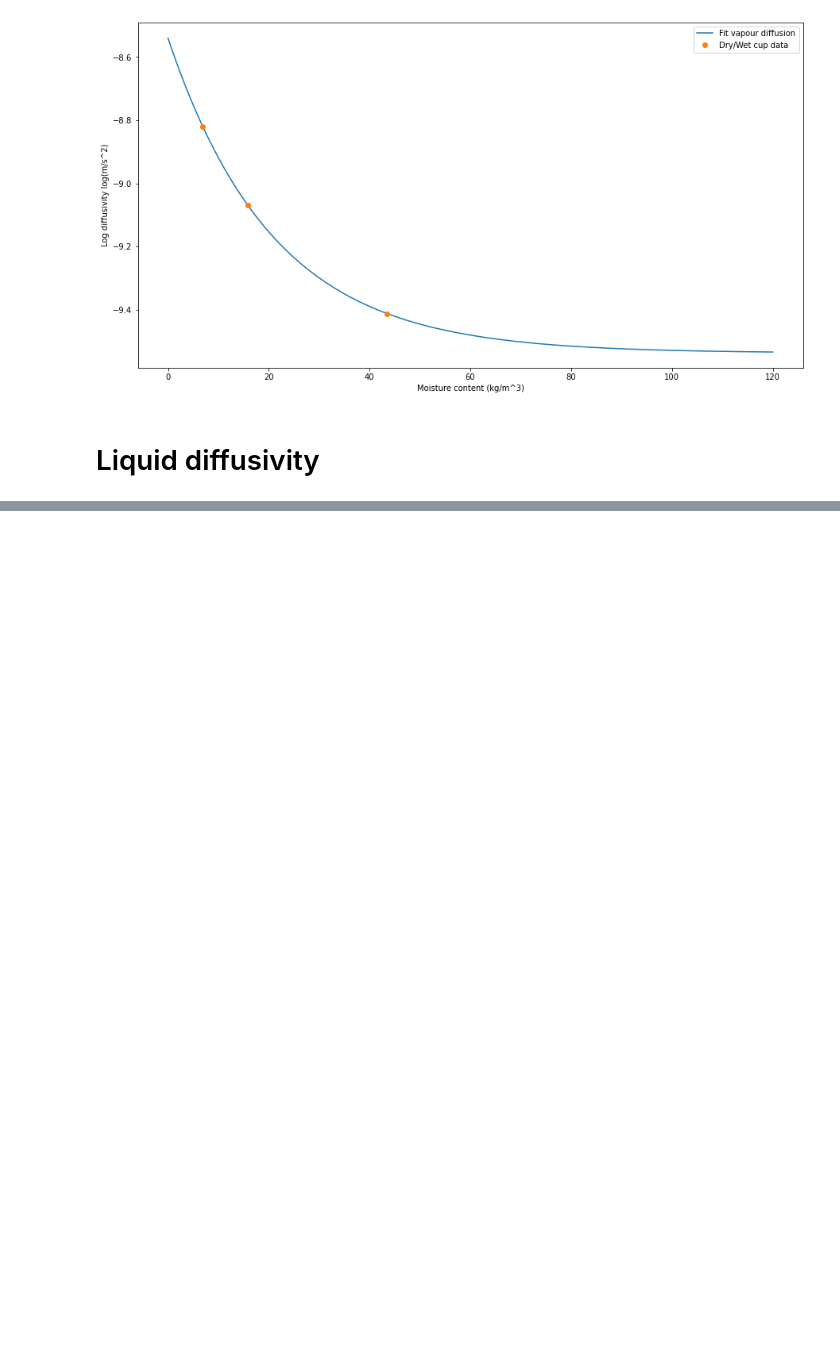
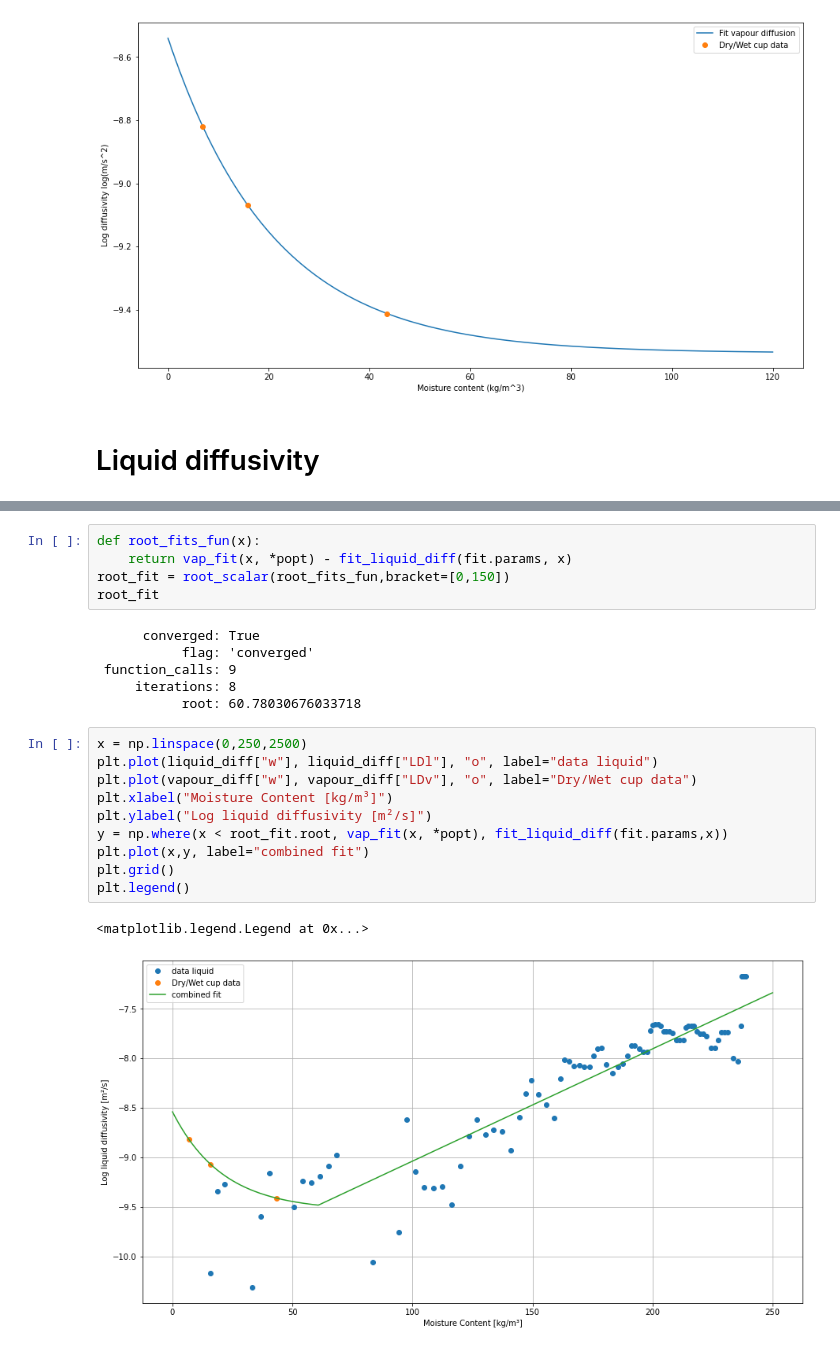
Before and after one commit to pick2510/BPTA, a Jupyter notebook: Ex2/Ex2.ipynb, the cells around one changed output, grey strips where cells are left out. Cells and saved outputs as stored; diff of their text form; blank space fills up the shorter version.

```diff
--- a/Ex2/Ex2.ipynb
+++ b/Ex2/Ex2.ipynb
@@ -88,0 +159,24 @@ liquid_diff
+# %%
+def root_fits_fun(x):
+    return vap_fit(x, *popt) - fit_liquid_diff(fit.params, x)
+root_fit = root_scalar(root_fits_fun,bracket=[0,150])
+root_fit
+# %% [output]
+      converged: True
+           flag: 'converged'
+ function_calls: 9
+     iterations: 8
+           root: 60.78030676033718
+# %%
+x = np.linspace(0,250,2500)
+plt.plot(liquid_diff["w"], liquid_diff["LDl"], "o", label="data liquid")
+plt.plot(vapour_diff["w"], vapour_diff["LDv"], "o", label="Dry/Wet cup data")
+plt.xlabel("Moisture Content [kg/m³]")
+plt.ylabel("Log liquid diffusivity [m²/s]")
+y = np.where(x < root_fit.root, vap_fit(x, *popt), fit_liquid_diff(fit.params,x))
+plt.plot(x,y, label="combined fit")
+plt.grid()
+plt.legend()
+# %% [output]
+<matplotlib.legend.Legend at 0x...>
+[figure, added]
```
Also changed, not shown: parts of 15 cells of this notebook.
